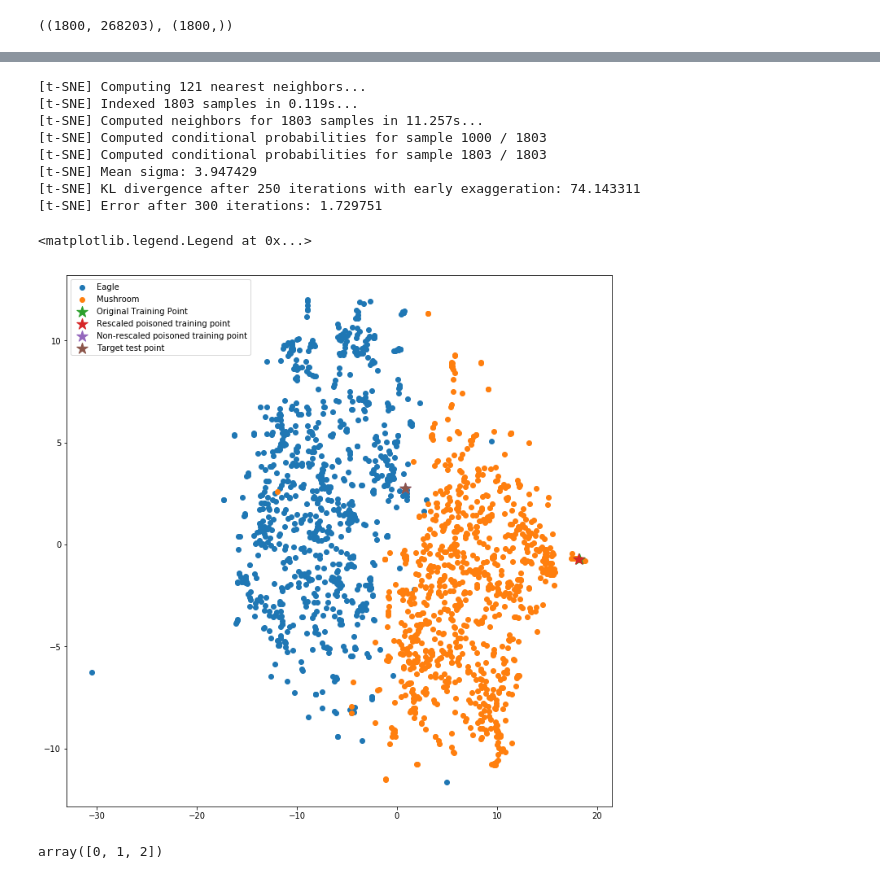
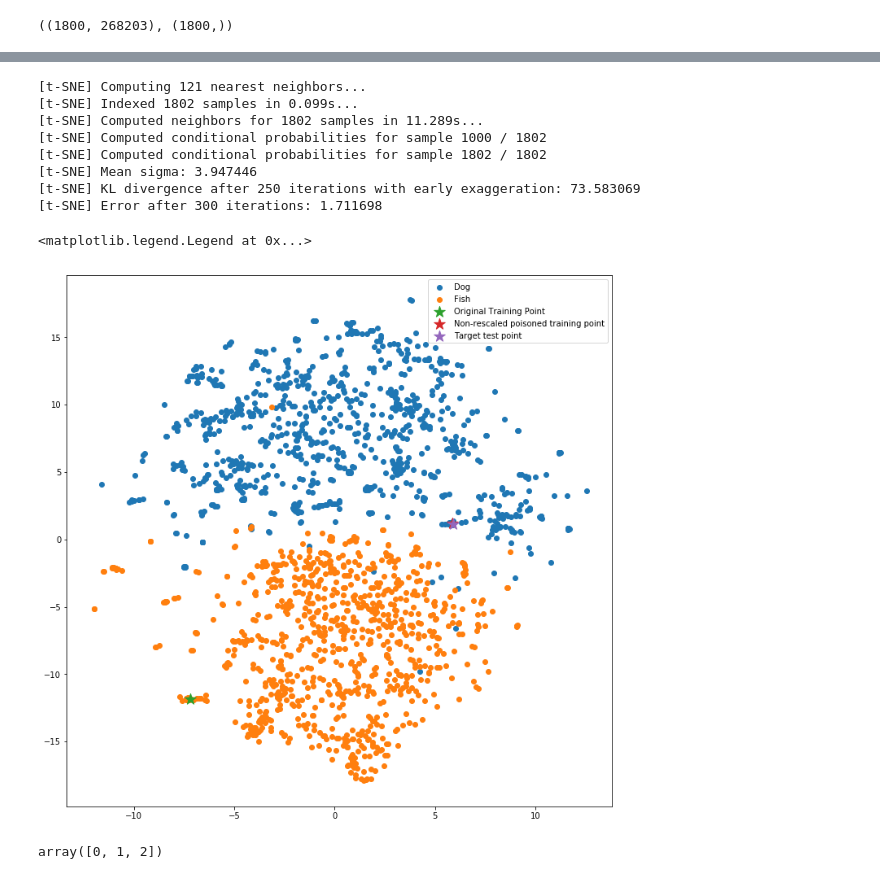
Before and after one commit to EyalSel/influence-release, a Jupyter notebook: scripts/baseline.ipynb, the cells around one changed output, grey strips where cells are left out. Saved outputs shown, nothing was run; the diff lists cells and outputs as text; code cells hidden in the pictures.

```diff
--- a/scripts/baseline.ipynb
+++ b/scripts/baseline.ipynb
@@ -138,7 +138,7 @@ Loading animals from disk...
 #     return result
 
 def baseline_iterative_attack(
-     top_model, full_model, top_graph, full_graph, project_fn, test_indices, test_description,
+     top_model, full_model, top_graph, full_graph, test_indices, test_description,
      train_dataset, test_dataset, dataset_name,
      indices_to_poison=None,
      num_iter=10,
@@ -150,6 +150,9 @@ def baseline_iterative_attack(
 
     assert beta is not None
     result = np.zeros_like(train_dataset.x[indices_to_poison])
+    threshold = 2.0
+
+    ones = np.ones_like(train_dataset.x[0])
 
     for counter, train_idx in enumerate(indices_to_poison):
         b = train_dataset.x[train_idx]
@@ -157,13 +160,15 @@ def baseline_iterative_attack(
         x = np.copy(b)
 
         for j in range(num_iter):
+            norm = full_model.get_Lp(x, t)
+            if norm <= threshold: break
             if j%100==0:
-                print(j, full_model.get_Lp(x, t))
+                print(j, norm)
             gradients_Lp = full_model.get_gradiant_Lp(x, t)
 
             x_hat = x - step_size * gradients_Lp
             x_next = (x_hat + step_size * beta * b) / (1 + beta * step_size)
-            x = project_fn(x_next)
+            x = np.clip(x_next, -1 * ones, ones)
         result[counter, :] = x
 
     return result
@@ -245,7 +250,7 @@ with full_graph.as_default():
 #     full_model.load_weights_from_disk(orig_weight_path, do_save=False, do_check=True)
 
 
-step_size = 0.02
+step_size = 0.2
 print('step_size is', step_size)
 
 num_train = len(data_sets.train.labels)
@@ -326,7 +331,7 @@ for test_idx in test_indices_to_attack:
 
     beta_from_paper = 0.25
     inception_latent_dim = 2048
-    posioned_training_images = baseline_iterative_attack(None, full_model, None, full_graph, project_fn,
+    posioned_training_images = baseline_iterative_attack(None, full_model, None, full_graph,
                                       [test_idx],
                                       test_description,
                                       data_sets.train, data_sets.test, dataset_name,
@@ -423,6 +428,6 @@ with full_graph.as_default():
 # %%
-all_dataset_x = np.concatenate([np.copy(data_sets.train.x), [posioned_training_images_temp], posioned_training_images, [data_sets.test.x[15]]], axis = 0)
-all_dataset_labels = np.concatenate([np.copy(data_sets.train.labels), [1], [1], [0]], axis = 0)
+all_dataset_x = np.concatenate([np.copy(data_sets.train.x), posioned_training_images, [data_sets.test.x[15]]], axis = 0)
+all_dataset_labels = np.concatenate([np.copy(data_sets.train.labels), [1], [0]], axis = 0)
 all_dataset = DataSet(all_dataset_x, all_dataset_labels)
 
 with full_graph.as_default():
@@ -434,13 +439,13 @@ tsne = TSNE(n_components=2, verbose=1, perplexity=40, n_iter=300, random_state=6
 tsne_results = tsne.fit_transform(all_inceptions)
 # %% [output]
 [t-SNE] Computing 121 nearest neighbors...
-[t-SNE] Indexed 1803 samples in 0.119s...
-[t-SNE] Computed neighbors for 1803 samples in 11.257s...
-[t-SNE] Computed conditional probabilities for sample 1000 / 1803
-[t-SNE] Computed conditional probabilities for sample 1803 / 1803
-[t-SNE] Mean sigma: 3.947429
-[t-SNE] KL divergence after 250 iterations with early exaggeration: 74.143311
-[t-SNE] Error after 300 iterations: 1.729751
+[t-SNE] Indexed 1802 samples in 0.099s...
+[t-SNE] Computed neighbors for 1802 samples in 11.289s...
+[t-SNE] Computed conditional probabilities for sample 1000 / 1802
+[t-SNE] Computed conditional probabilities for sample 1802 / 1802
+[t-SNE] Mean sigma: 3.947446
+[t-SNE] KL divergence after 250 iterations with early exaggeration: 73.583069
+[t-SNE] Error after 300 iterations: 1.711698
 # %%
 from sklearn.manifold import TSNE
 import matplotlib.pyplot as plt
@@ -448,29 +453,28 @@ import matplotlib.pyplot as plt
 # %%
 plt.figure(figsize=(12,12))
 
-labels = ["Eagle", "Mushroom"]
+labels = ["Dog", "Fish"]
 
 poisoned_incep = tsne_results[-2]
 tsne_results_orig = tsne_results[:1000]
 
 indices_eagle = np.where(all_dataset_labels == 0)
 indices_mush = np.where(all_dataset_labels == 1)
 indices_all = [indices_eagle, indices_mush]
 
 for class_label in range(num_classes):
     indices = indices_all[class_label]
     plt.scatter( tsne_results.T[0][indices], tsne_results.T[1][indices], label=labels[class_label])
 
 plt.scatter( tsne_results.T[0][999], tsne_results.T[1][999], label="Original Training Point", marker='*', s=200)
-plt.scatter( tsne_results.T[0][-3], tsne_results.T[1][-3], label="Rescaled poisoned training point", marker='*', s=200)
 plt.scatter( tsne_results.T[0][-2], tsne_results.T[1][-2], label="Non-rescaled poisoned training point", marker='*', s=200)
 plt.scatter( tsne_results.T[0][-1], tsne_results.T[1][-1], label="Target test point", marker='*', s=200)
 
 
 plt.legend()
 # %% [output]
 <matplotlib.legend.Legend at 0x...>
-[figure, old version]
+[figure, new version]
 # %%
 picked = np.random.choice([0, 1, 2], 3, replace=False)
 picked
```
Also changed, not shown: parts of 4 cells of this notebook, 5 other files.
